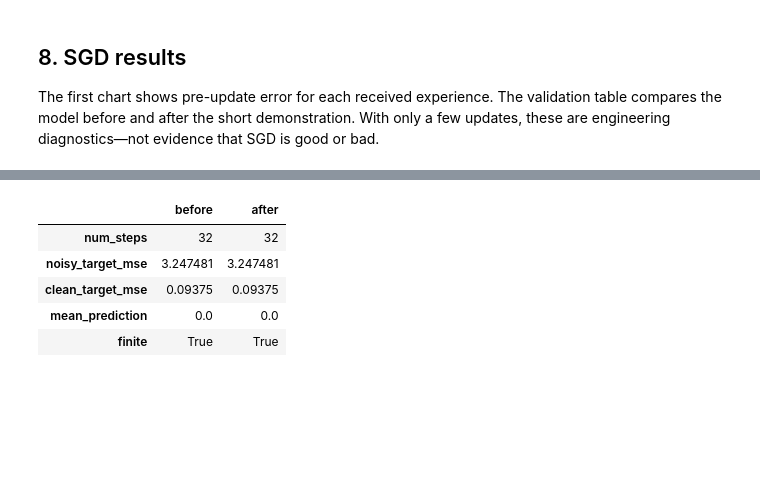
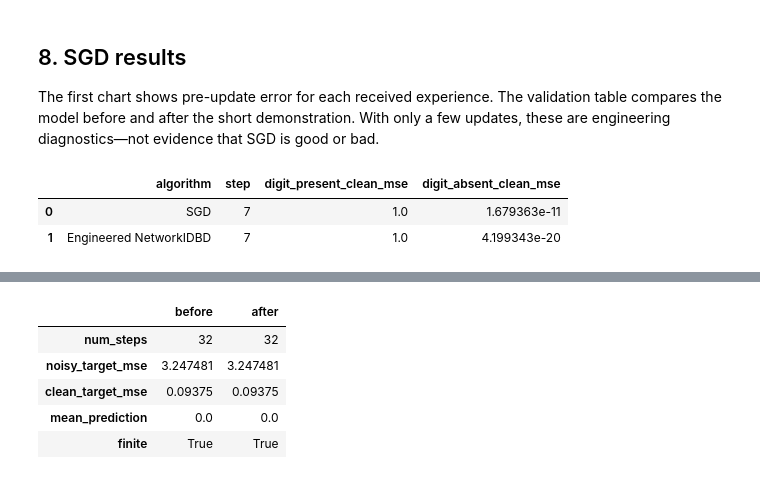
Before and after one commit to JosephKapalamula/continual-learning-on-NoisyMNIST-data, a Jupyter notebook: continual_learning_complete.ipynb, the cells around one changed output, grey strips where cells are left out. Saved outputs shown, nothing was run; the diff lists cells and outputs as text; code cells hidden in the pictures; blank space fills up the shorter version.

```diff
--- a/continual_learning_complete.ipynb
+++ b/continual_learning_complete.ipynb
@@ -291,3 +303,86 @@ display(sgd_history.round(4))
 The first chart shows pre-update error for each received experience. The validation table
 compares the model before and after the short demonstration. With only a few updates, these
 are engineering diagnostics—not evidence that SGD is good or bad.
+# %%
+comparison_train_steps = TRAIN_STEPS
+comparison_validation_steps = max(VALIDATION_STEPS, 256 if QUICK_MODE else VALIDATION_STEPS)
+comparison_train_stream = NoisyMNISTStream(
+    partitions.training_pool, config, seed=config.train_stream_seed
+)
+comparison_training = [
+    next(comparison_train_stream) for _ in range(comparison_train_steps)
+]
+comparison_validation = list(make_fixed_stream(
+    partitions.validation_pool,
+    comparison_validation_steps,
+    config.validation_stream_seed,
+    config,
+))
+
+seed_everything(model_config.initialization_seed)
+sgd_comparison_model = NoisyMNISTMLP(model_config)
+network_idbd_model = NoisyMNISTMLP(model_config)
+sgd_comparison_optimizer = make_vanilla_sgd(
+    sgd_comparison_model, SGD_LEARNING_RATE
+)
+network_idbd_optimizer = NetworkIDBD(
+    network_idbd_model.parameters(),
+    meta_lr=0.1,
+    initial_beta=math.log(1e-6),
+    decay=0.9995,
+    beta_min=math.log(1e-8),
+    beta_max=math.log(1e4),
+    eta=0.1,
+    tau=1e4,
+)
+
+comparison_rows = []
+for experience in comparison_training:
+    sgd_step = online_sgd_update(
+        sgd_comparison_model,
+        sgd_comparison_optimizer,
+        experience,
+        LossConvention.MEAN_SQUARED_ERROR,
+        check_parameter_finiteness=True,
+    )
+    idbd_step = online_network_idbd_update(
+        network_idbd_model,
+        network_idbd_optimizer,
+        experience,
+        LossConvention.MEAN_SQUARED_ERROR,
+        check_parameter_finiteness=True,
+    )
+    sgd_validation = evaluate_model(
+        sgd_comparison_model, comparison_validation,
+        comparison_validation_steps, "validation"
+    )
+    idbd_validation = evaluate_model(
+        network_idbd_model, comparison_validation,
+        comparison_validation_steps, "validation"
+    )
+    comparison_rows.extend([
+        {
+            "step": experience["stream_step"],
+            "algorithm": "SGD",
+            "online_clean_squared_error": sgd_step.clean_squared_error,
+            "digit_present_clean_mse": sgd_validation.digit_present_clean_target_mse,
+            "digit_absent_clean_mse": sgd_validation.digit_absent_clean_target_mse,
+        },
+        {
+            "step": experience["stream_step"],
+            "algorithm": "Engineered NetworkIDBD",
+            "online_clean_squared_error": idbd_step.clean_squared_error,
+            "digit_present_clean_mse": idbd_validation.digit_present_clean_target_mse,
+            "digit_absent_clean_mse": idbd_validation.digit_absent_clean_target_mse,
+        },
+    ])
+
+comparison_history = pd.DataFrame(comparison_rows)
+comparison_summary = comparison_history.groupby("algorithm", sort=False).tail(1)
+display(comparison_summary[[
+    "algorithm", "step", "digit_present_clean_mse", "digit_absent_clean_mse"
+]].reset_index(drop=True))
+# %% [output]
+|  | algorithm | step | digit_present_clean_mse | digit_absent_clean_mse |
+| 0 | SGD | 7 | 1.0 | 1.679363e-11 |
+| 1 | Engineered NetworkIDBD | 7 | 1.0 | 4.199343e-20 |
```
Also changed, not shown: parts of 8 cells of this notebook, 17 other files.
